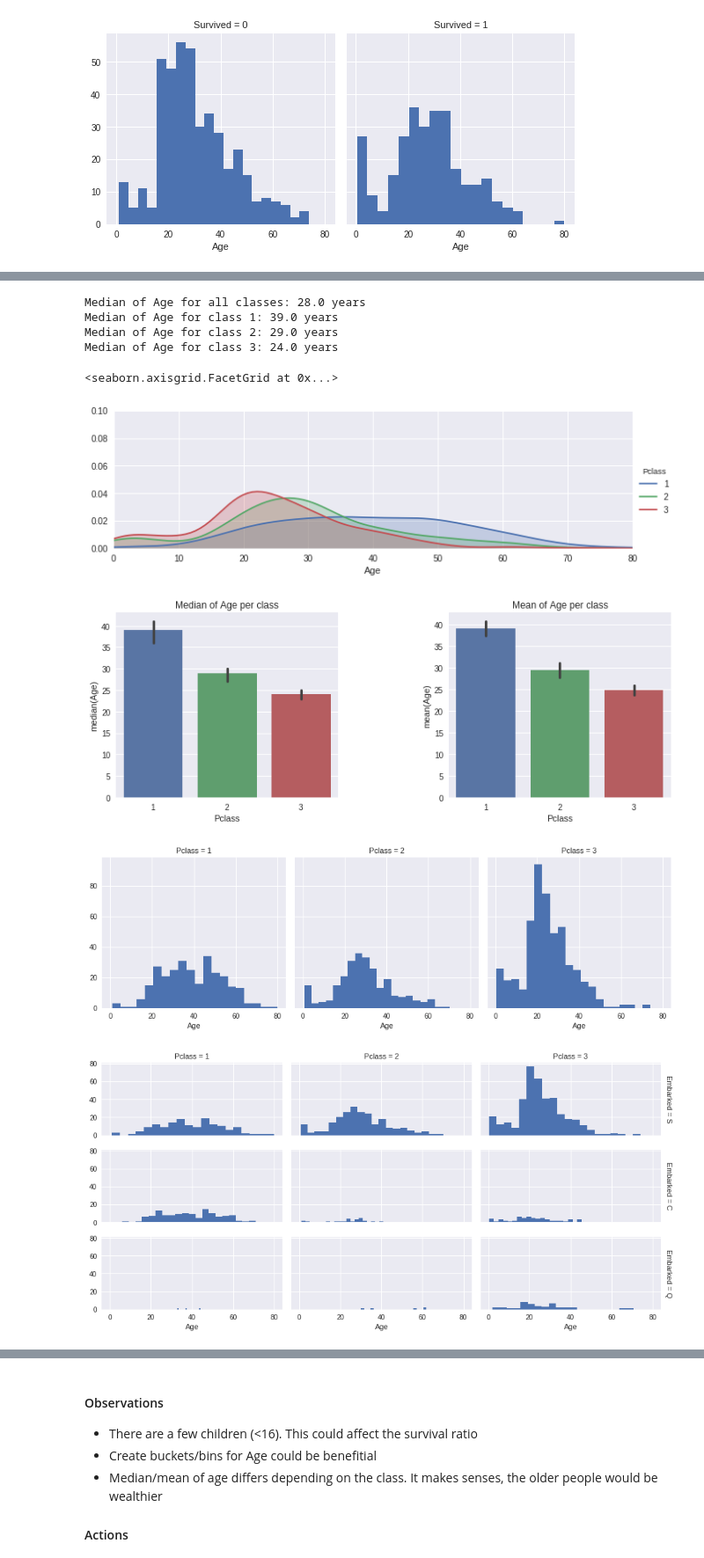
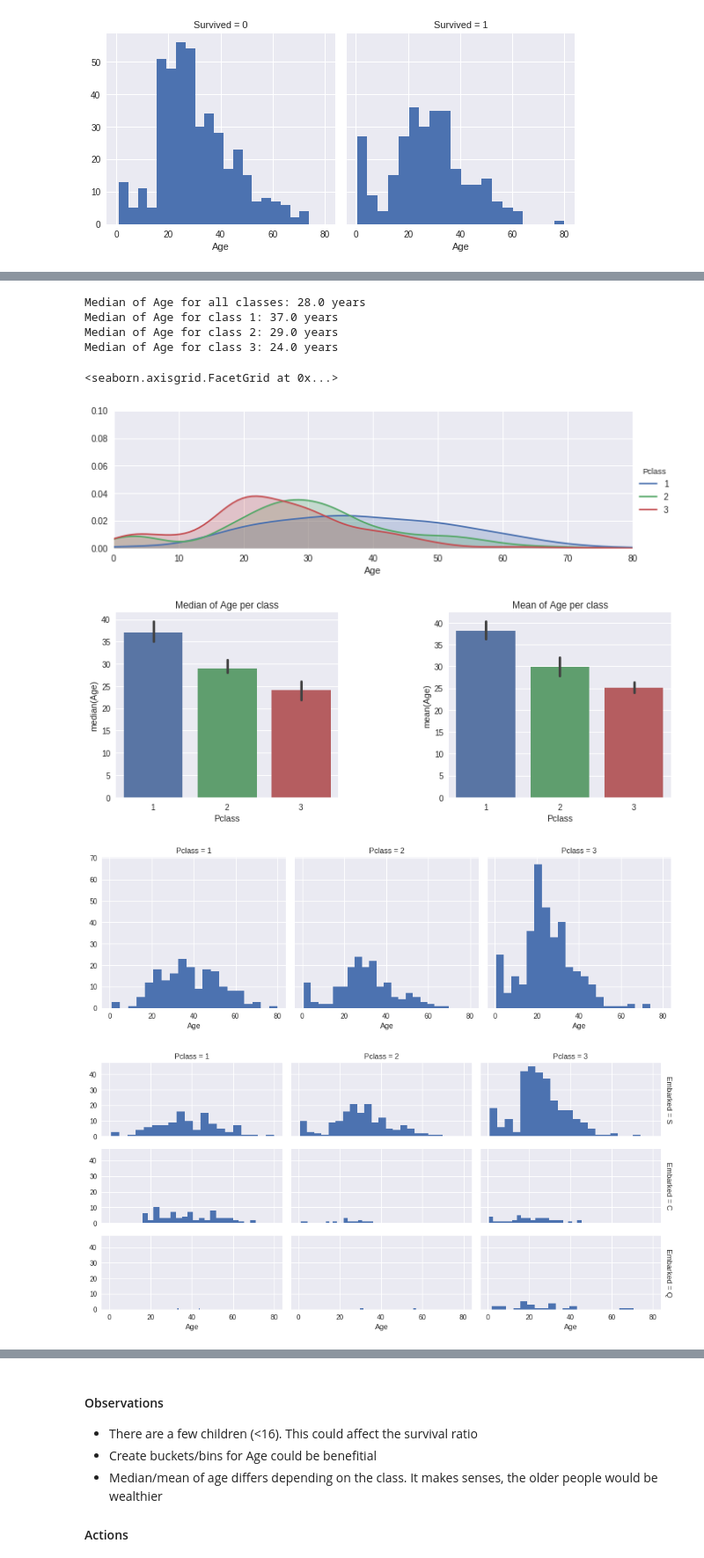
Before and after one commit to saldeal/Kaggle, a Jupyter notebook: titanic/Kaggle-Titanic.ipynb, the cells around one changed output, grey strips where cells are left out. Shown at 88% size. Drawn from its saved outputs; the diff is of its cells as text; code cells hidden in the pictures.

```diff
--- a/titanic/Kaggle-Titanic.ipynb
+++ b/titanic/Kaggle-Titanic.ipynb
@@ -278,54 +278,51 @@ For the following visualisation, since we will not face any variable against 'Su
 # %%
-df_combined = df[0].append(df[1])
-
-
 # TODO:
 #fig = sns.FacetGrid(df_train, hue='Pclass', size=3, aspect=3)
 #fig.map(sns.kdeplot, 'Fare', shade=True, legend=True)
 #fig.set(xlim=(0, 80));
 #fig.set(ylim=(0, 0.1));
 #fig.add_legend()
 
 # Distribution of age by class
-fig = sns.FacetGrid(df_combined, hue='Pclass', size=3, aspect=3)
+fig = sns.FacetGrid(df_train, hue='Pclass', size=3, aspect=3)
 fig.map(sns.kdeplot, 'Age', shade=True)
 fig.set(xlim=(0, 80));
 fig.set(ylim=(0, 0.1));
 fig.add_legend()
 
 # Median of Age per class
 fig, axs = plt.subplots(ncols=2)
 plt.subplots_adjust(left=0.1, bottom=0.1, right=0.9, top=0.9, wspace=0.5, hspace=0.2)
-fig_median_age_class = sns.barplot(data=df_combined, x='Pclass', y='Age', estimator=np.median, ax=axs[0])
-fig_mean_age_class = sns.barplot(data=df_combined, x='Pclass', y='Age', estimator=np.mean, ax=axs[1])
+fig_median_age_class = sns.barplot(data=df_train, x='Pclass', y='Age', estimator=np.median, ax=axs[0])
+fig_mean_age_class = sns.barplot(data=df_train, x='Pclass', y='Age', estimator=np.mean, ax=axs[1])
 
 fig_median_age_class.set_title('Median of Age per class')
 fig_mean_age_class.set_title('Mean of Age per class')
 
-print 'Median of Age for all classes: ' + str(df_combined['Age'].median()) + ' years'
-print 'Median of Age for class 1: ' + str(df_combined[df_combined['Pclass']==1]['Age'].median()) + ' years'
-print 'Median of Age for class 2: ' + str(df_combined[df_combined['Pclass']==2]['Age'].median()) + ' years'
-print 'Median of Age for class 3: ' + str(df_combined[df_combined['Pclass']==3]['Age'].median()) + ' years'
+print 'Median of Age for all classes: ' + str(df_train['Age'].median()) + ' years'
+print 'Median of Age for class 1: ' + str(df_train[df_train['Pclass']==1]['Age'].median()) + ' years'
+print 'Median of Age for class 2: ' + str(df_train[df_train['Pclass']==2]['Age'].median()) + ' years'
+print 'Median of Age for class 3: ' + str(df_train[df_train['Pclass']==3]['Age'].median()) + ' years'
 
-df_combined[(df_combined['Pclass']==3) & (df_combined['Embarked']=='S')]
-g = sns.FacetGrid(df_combined, col='Pclass', size=4, aspect=1)
+df_train[(df_train['Pclass']==3) & (df_train['Embarked']=='S')]
+g = sns.FacetGrid(df_train, col='Pclass', size=4, aspect=1)
 g.map(plt.hist, 'Age', bins = 20)
 
 #g = sns.FacetGrid(df_train, col='Embarked', size=4, aspect=1)
 #g.map(plt.hist, 'Age', bins = 20)
 
 # Age by class and embarkation point
-g = sns.FacetGrid(df_combined, row='Embarked', col='Pclass', size=2, aspect=2, margin_titles=True)
+g = sns.FacetGrid(df_train, row='Embarked', col='Pclass', size=2, aspect=2, margin_titles=True)
 g.map(plt.hist, 'Age', bins = 20)
 # %% [output]
 Median of Age for all classes: 28.0 years
-Median of Age for class 1: 39.0 years
+Median of Age for class 1: 37.0 years
 Median of Age for class 2: 29.0 years
 Median of Age for class 3: 24.0 years
 <seaborn.axisgrid.FacetGrid at 0x...>
-[figure, old version]
+[figure, new version]
-[figure, old version]
+[figure, new version]
-[figure, old version]
+[figure, new version]
-[figure, old version]
+[figure, new version]
 # %%
 # How many were not adults?
```
Also changed, not shown: parts of 28 cells of this notebook.
